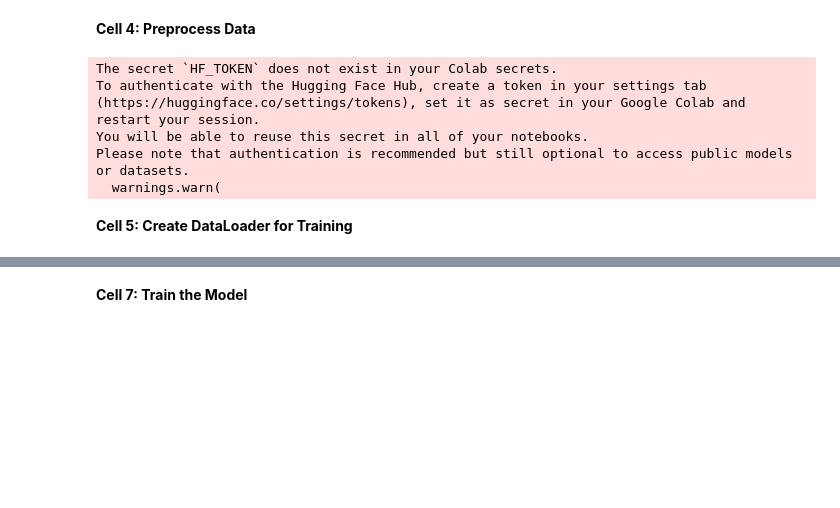
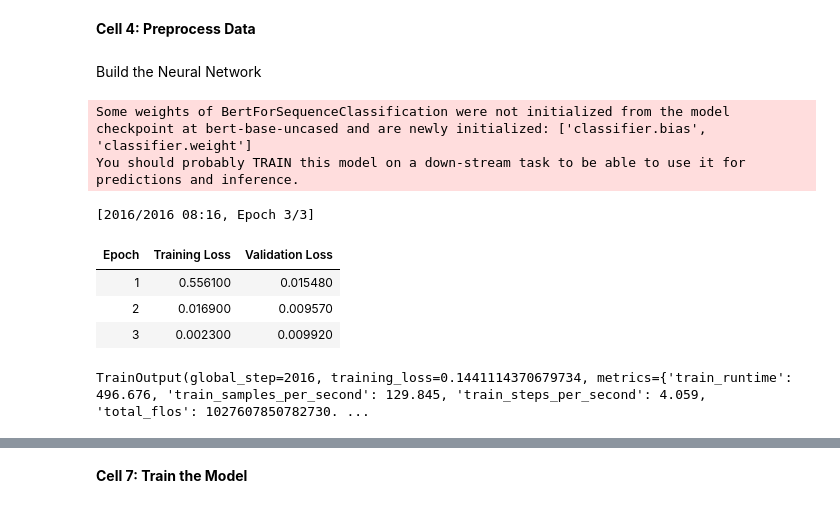
Before and after one commit to ny0y/Intelligent-Customer-Support-Chatbot-Fine-Tuned-LLM, a Jupyter notebook: ChatbotCustomerService.ipynb, the cells around one changed output, grey strips where cells are left out. Saved outputs shown, nothing was run; the diff lists cells and outputs as text; code cells hidden in the pictures; blank space fills up the shorter version.

Commit message:
Neural Network

```diff
--- a/ChatbotCustomerService.ipynb
+++ b/ChatbotCustomerService.ipynb
@@ -80,39 +127,28 @@ data.head()  # Display first few rows for inspection
 # %% [markdown]
 **Cell 4: Preprocess Data**
 # %%
-# Convert labels to integers (for BERT)
+
 data['intent'] = data['intent'].astype('category').cat.codes
 
-# Split the data into training and testing sets
+# Split the dataset into training and testing
 train_texts, test_texts, train_labels, test_labels = train_test_split(
     data['instruction'], data['intent'], test_size=0.2, stratify=data['intent']
 )
 
-# Load BERT tokenizer
 tokenizer = BertTokenizer.from_pretrained('bert-base-uncased')
 
-# Tokenize the data
 train_encodings = tokenizer(list(train_texts), truncation=True, padding=True, max_length=128)
 test_encodings = tokenizer(list(test_texts), truncation=True, padding=True, max_length=128)
 
-# Convert to PyTorch tensors and make sure labels are of type Long (int64)
+# Hugging Face Dataset format
+train_dataset = Dataset.from_dict({
+    'input_ids': train_encodings['input_ids'],
+    'attention_mask': train_encodings['attention_mask'],
+    'labels': train_labels.values
+})
 
-train_dataset = torch.utils.data.TensorDataset(
-    torch.tensor(train_encodings['input_ids']),
-    torch.tensor(train_encodings['attention_mask']),
-    torch.tensor(train_labels.values, dtype=torch.long)  # Make sure labels are of type Long
-)
-
-test_dataset = torch.utils.data.TensorDataset(
-    torch.tensor(test_encodings['input_ids']),
-    torch.tensor(test_encodings['attention_mask']),
-    torch.tensor(test_labels.values, dtype=torch.long)  # Make sure labels are of type Long
-)
+test_dataset = Dataset.from_dict({
+    'input_ids': test_encodings['input_ids'],
+    'attention_mask': test_encodings['attention_mask'],
+    'labels': test_labels.values
+})
-# %% [output]
-The secret `HF_TOKEN` does not exist in your Colab secrets.
-To authenticate with the Hugging Face Hub, create a token in your settings tab (https://huggingface.co/settings/tokens), set it as secret in your Google Colab and restart your session.
-You will be able to reuse this secret in all of your notebooks.
-Please note that authentication is recommended but still optional to access public models or datasets.
-  warnings.warn(
-# %% [markdown]
-**Cell 5: Create DataLoader for Training**
@@ -122,0 +155,34 @@ test_dataloader = DataLoader(test_dataset, batch_size=32)
+# %% [markdown]
+Build the Neural Network
+# %%
+model = BertForSequenceClassification.from_pretrained('bert-base-uncased', num_labels=len(data['intent'].unique()))
+
+training_args = TrainingArguments(
+    output_dir='./results',
+    evaluation_strategy="epoch",
+    save_strategy="epoch",
+    learning_rate=5e-5,
+    per_device_train_batch_size=32,
+    per_device_eval_batch_size=64,
+    num_train_epochs=3,
+    weight_decay=0.01,
+    load_best_model_at_end=True,  # Optional, if you want to load the best model after training
+)
+
+trainer = Trainer(
+    model=model,
+    args=training_args,
+    train_dataset=train_dataset,
+    eval_dataset=test_dataset
+)
+
+trainer.train()
+# %% [output]
+Some weights of BertForSequenceClassification were not initialized from the model checkpoint at bert-base-uncased and are newly initialized: ['classifier.bias', 'classifier.weight']
+You should probably TRAIN this model on a down-stream task to be able to use it for predictions and inference.
+[2016/2016 08:16, Epoch 3/3]
+| Epoch | Training Loss | Validation Loss |
+| 1 | 0.556100 | 0.015480 |
+| 2 | 0.016900 | 0.009570 |
+| 3 | 0.002300 | 0.009920 |
+TrainOutput(global_step=2016, training_loss=0.1441114370679734, metrics={'train_runtime': 496.676, 'train_samples_per_second': 129.845, 'train_steps_per_second': 4.059, 'total_flos': 1027607850782730. ...
```
Also changed, not shown: parts of 17 cells of this notebook.
